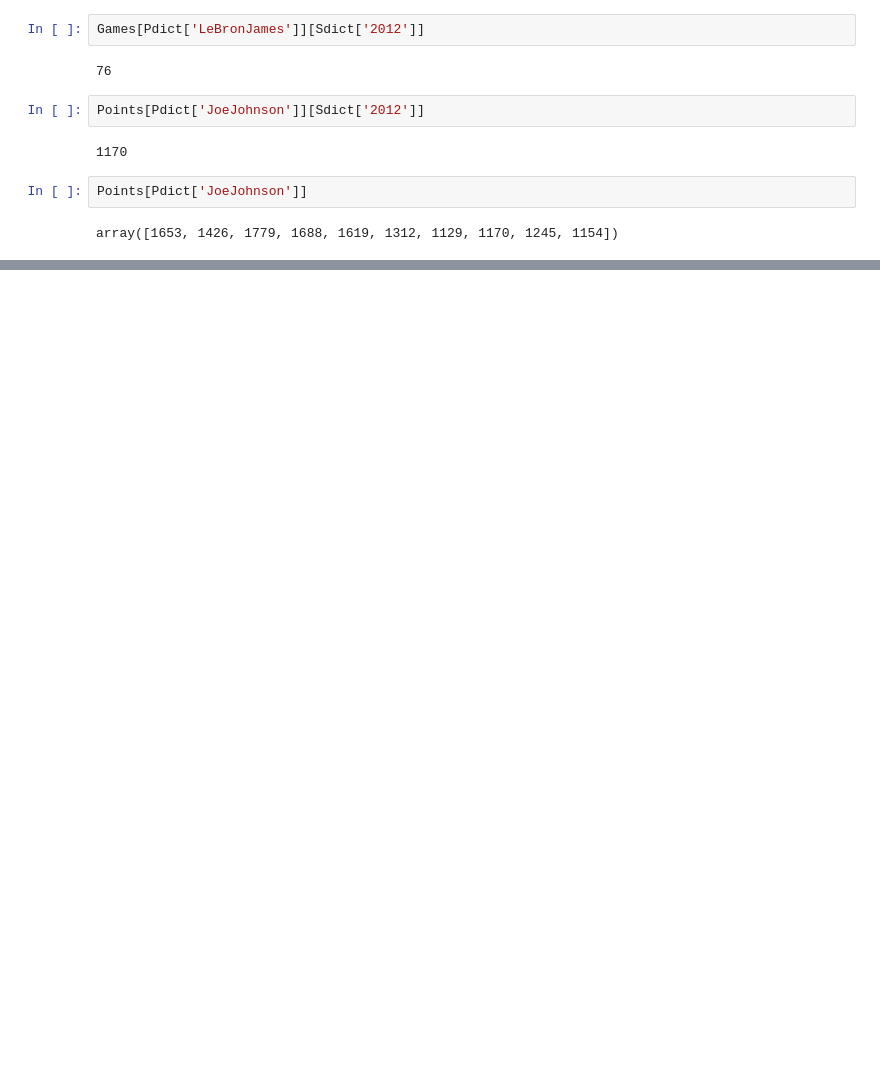
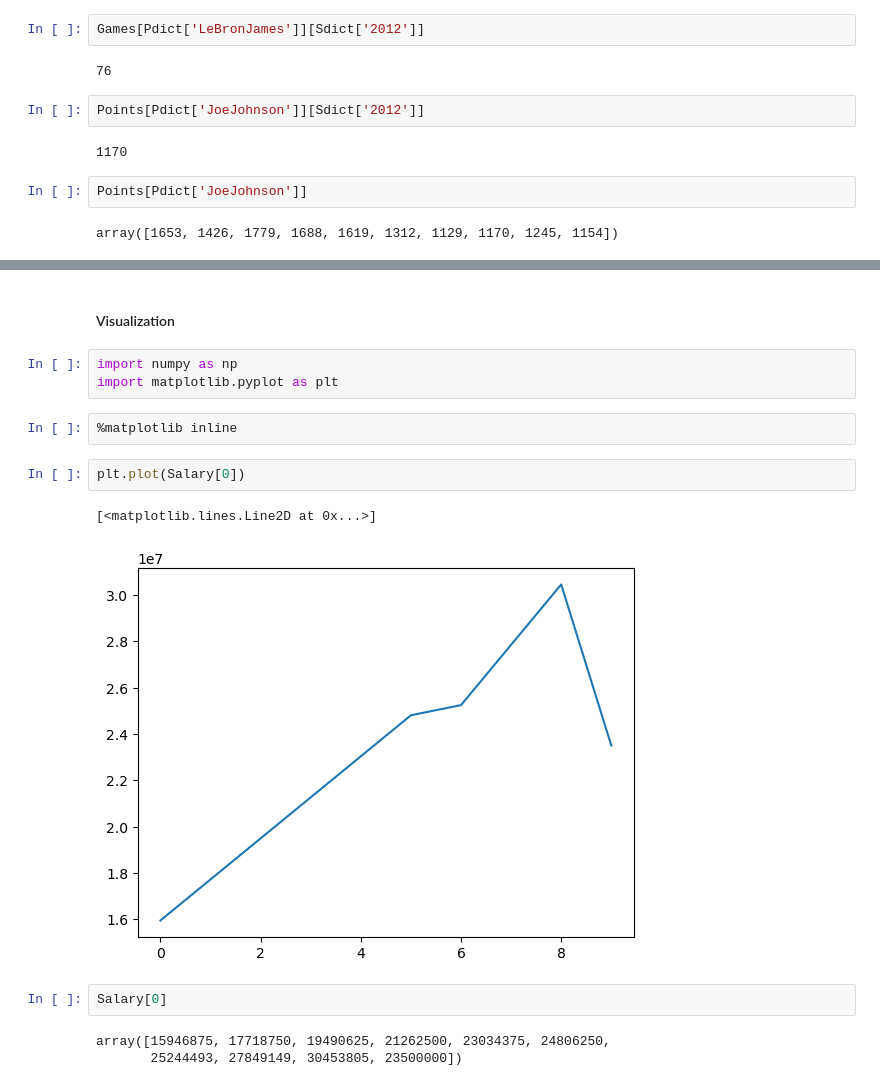
Before and after one commit to nicky-ops/Python_for_data_science, a Jupyter notebook: matrices.ipynb, the cells around one changed output, grey strips where cells are left out. Cells and saved outputs as stored; diff of their text form; blank space fills up the shorter version.

Commit message:
using matplotlib to create visulizations

```diff
--- a/matrices.ipynb
+++ b/matrices.ipynb
@@ -340,0 +426,17 @@ array([1653, 1426, 1779, 1688, 1619, 1312, 1129, 1170, 1245, 1154])
+# %% [markdown]
+#### Visualization
+# %%
+import numpy as np
+import matplotlib.pyplot as plt
+# %%
+%matplotlib inline
+# %%
+plt.plot(Salary[0])
+# %% [output]
+[<matplotlib.lines.Line2D at 0x...>]
+[figure, added]
+# %%
+Salary[0]
+# %% [output]
+array([15946875, 17718750, 19490625, 21262500, 23034375, 24806250,
+       25244493, 27849149, 30453805, 23500000])
```
Also changed, not shown: parts of 19 cells of this notebook.
